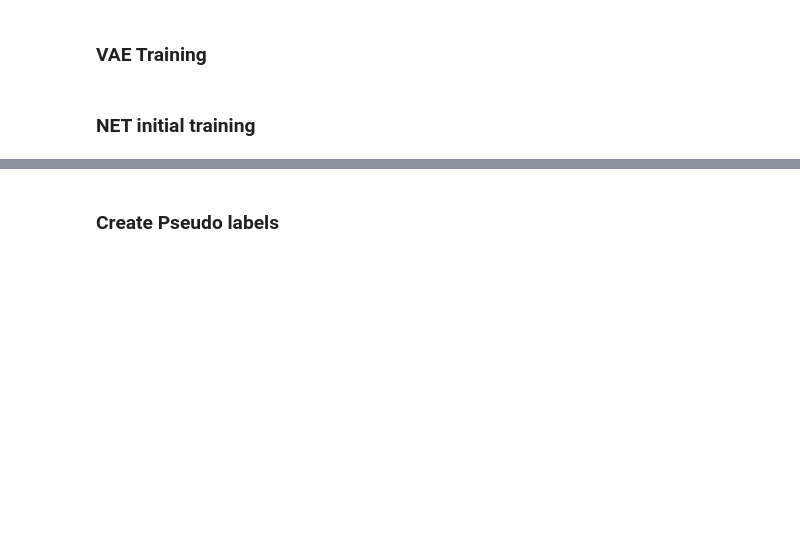
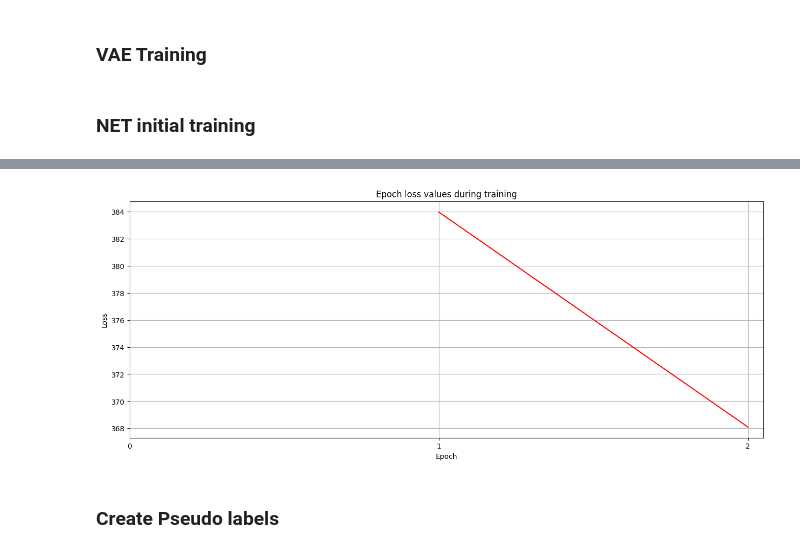
Before and after one commit to Alireza-Ghafouri/Semi-Supervied-learning-using-VAE-PyTorch, a Jupyter notebook: SSL_main.ipynb, the cells around one changed output, grey strips where cells are left out. Saved outputs shown, nothing was run; the diff lists cells and outputs as text; code cells hidden in the pictures; blank space fills up the shorter version.

```diff
--- a/SSL_main.ipynb
+++ b/SSL_main.ipynb
@@ -438,6 +438,9 @@ class NET(nn.Module):
         self.vae = vae
         self.latent_mapper = latent_mapper
         self.classifier = nn.Linear(self.latent_mapper.z_dim, 10)  # 10 is the number of classes
+#         self.alpha = vae_loss_weight
+#         self.beta = classification_loss_weight
+#         self.gamma = contrastive_loss_weight
 
     def forward(self, x):
 #         mu, logvar = self.vae.encode(x)
@@ -447,22 +450,13 @@ class NET(nn.Module):
         logits  = self.classifier(z)
         return x_hat, logits
 
-    def loss(self, x_hat, x, logits, labels, alpha=1, beta=1, gamma=1, data='labeled'):
+    def loss(self, x_hat, x, logits, labels, alpha=1, beta=1, gamma=1):
 
         vae_loss = self.vae.loss(x_hat, x)
         classification_loss = nn.CrossEntropyLoss()(logits, labels)
         contrastive_loss = self.latent_mapper.contrastive_loss(labels)
-
-        if data == 'labeled':
-            return alpha * vae_loss + beta * classification_loss # + gamma * contrastive_loss
-
-        elif data == 'unlabeled':
-            return alpha * vae_loss + gamma * contrastive_loss
-        else:
-            raise NotImplementedError("Wrong data type!")
-
 #         print(vae_loss , classification_loss, contrastive_loss)
-#         return  alpha * vae_loss + beta * classification_loss + gamma * contrastive_loss
+        return  alpha * vae_loss + beta * classification_loss + gamma * contrastive_loss
 # %% [markdown]
 ### Test
 # %%
@@ -493,3 +529,13 @@ from torch.optim.lr_scheduler import StepLR,ExponentialLR
+# %%
+def plot_losses(loss_values, PATH):
+    plt.figure(figsize=(16,6))
+    plt.plot(loss_values,color='red')
+    plt.xticks(np.arange(0, len(loss_values), step=1))
+    plt.grid()
+    plt.xlabel('Epoch')
+    plt.ylabel('Loss')
+    plt.title('Epoch loss values during training')
+    plt.savefig(PATH);
 # %% [markdown]
 ### VAE Training
 # %%
@@ -628,0 +623,12 @@ torch.save(net.state_dict(), PATH)
+# %%
+epoch_losses = train( net = net,
+                      dataloader = labeled_trainloader,
+                      EPOCHS = 2,
+                      optimizer = optimizer,
+                      scheduler = scheduler,
+                      device = device,
+                      PATH = './supervised_net.pth',
+                      alpha = 1,
+                      beta  = 100,
+                      gamma = 0
+                    )
@@ -629,3 +642,7 @@ torch.save(net.state_dict(), PATH)
+# %%
+plot_losses(epoch_losses, PATH='./Classification_losses_plot.png')
+# %% [output]
+[figure, added]
 # %% [markdown]
 ### Create Pseudo labels
 # %%
```
Also changed, not shown: parts of 12 cells of this notebook.
